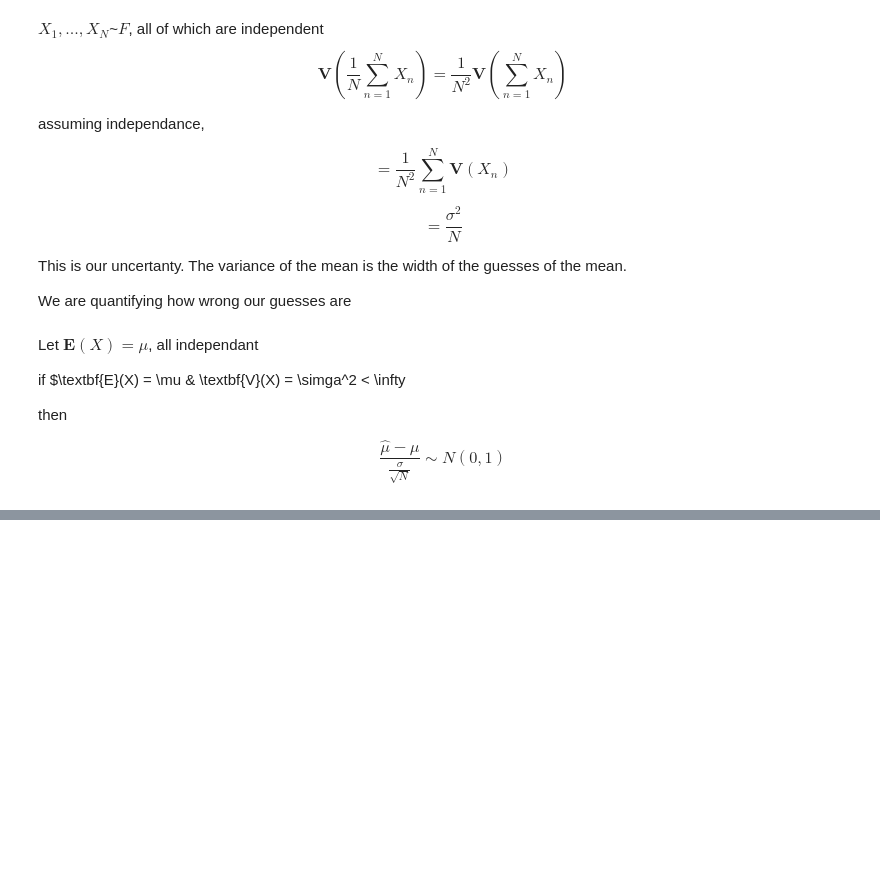
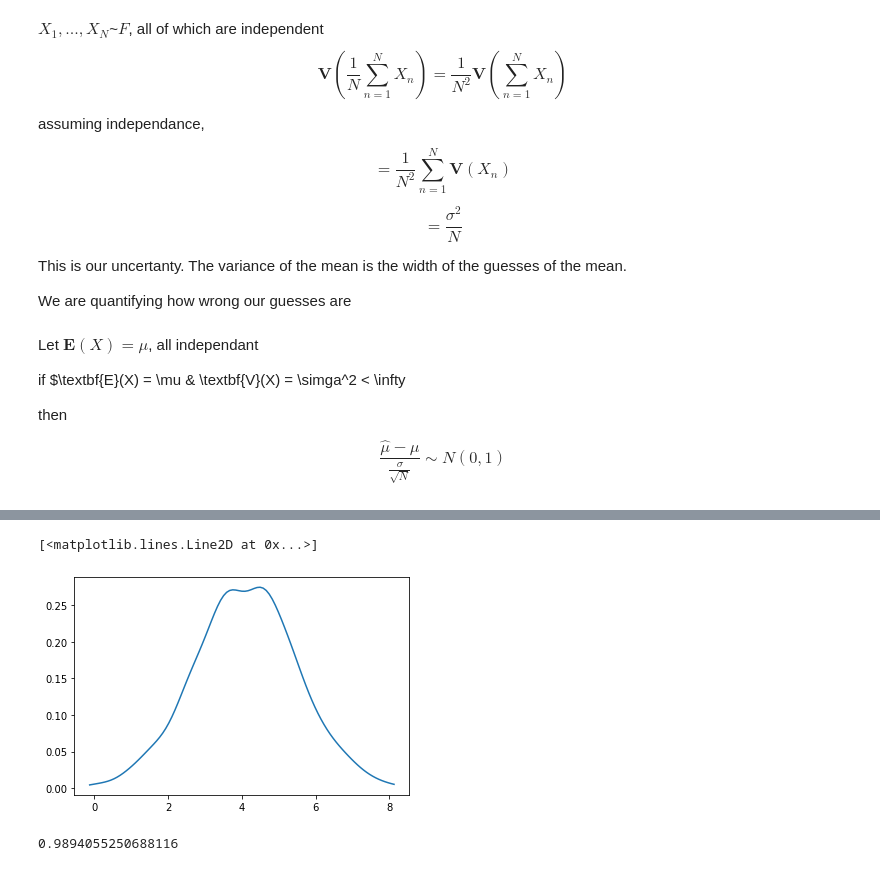
Before and after one commit to josephmlev/levine_j_math_314, a Jupyter notebook: notes/Class_notes_9.23-.ipynb, the cells around one changed output, grey strips where cells are left out. Cells and saved outputs as stored; diff of their text form; code cells hidden in the pictures; blank space fills up the shorter version.

```diff
--- a/notes/Class_notes_9.23-.ipynb
+++ b/notes/Class_notes_9.23-.ipynb
@@ -278,0 +339,23 @@ $$\frac{\hat \mu - \mu}{\frac{\sigma}{\sqrt{N}}} \sim N(0,1) $$
+# %%
+#increse observations to 30, trials to 1, bernulie, p = .64
+R = 1001
+muhats = np.full(R, np.nan) #preallocate memmory. Fill with nan to break if you dont populate something
+for r in range(R):
+    muhats[r] = np.random.normal(1, .64, 30).mean()
+
+z = (muhats - .64) / (np.sqrt(.64 * (1 - .64)/30)) #variance of bernulli = p(1-p)
+bp.density(z)
+# %% [output]
+[<matplotlib.lines.Line2D at 0x...>]
+[figure, added]
+# %%
+#back to normal example
+R = 1001
+muhats = np.full(R, np.nan) #preallocate memmory. Fill with nan to break if you dont populate something
+for r in range(R):
+    muhats[r] = np.random.normal(np.pi, 2, 30).mean()
+
+z = (muhats - np.pi) / (2 / np.sqrt(30))
+z.std()
+# %% [output]
+0.9894055250688116
```
Also changed, not shown: parts of 6 cells of this notebook.
